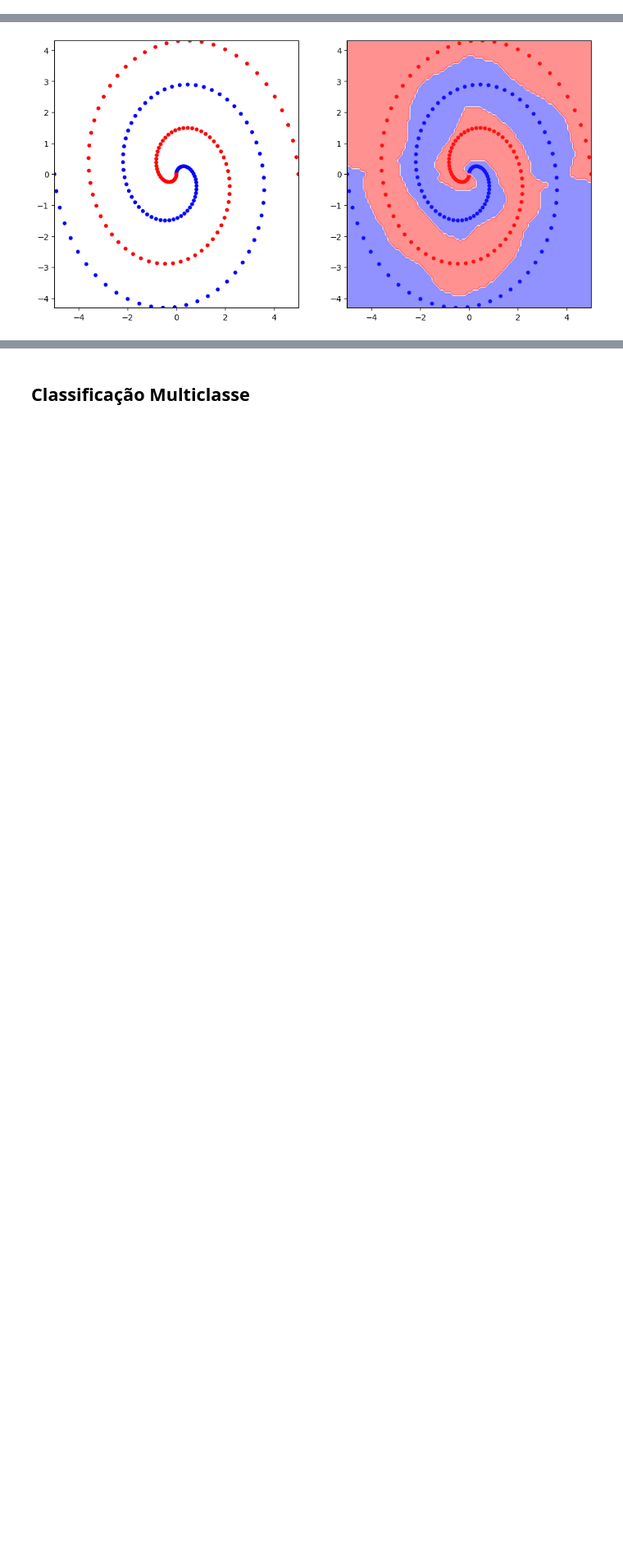
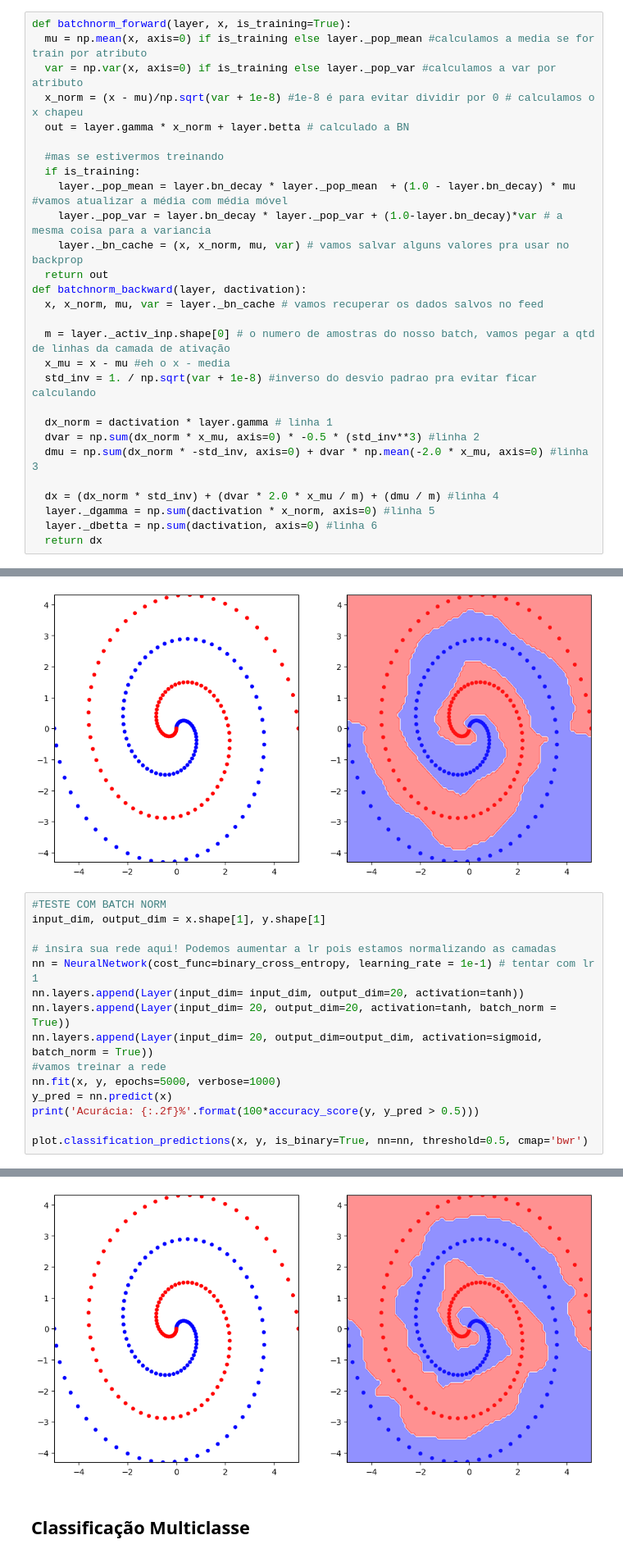
Before and after one commit to mafaldasalomao/pavic_treinamento_ml, a Jupyter notebook: PAVIC_ML_06_Rede_Neural.ipynb, the cells around one changed output, grey strips where cells are left out. Shown at 82% size. Drawn from its saved outputs; the diff is of its cells as text; blank space fills up the shorter version.

```diff
--- a/PAVIC_ML_06_Rede_Neural.ipynb
+++ b/PAVIC_ML_06_Rede_Neural.ipynb
@@ -215,6 +215,34 @@ def staircase_decay(learning_rate, epoch, decay_rate, decay_steps=1):
   return learning_rate * decay_rate**(epoch // decay_steps)
 # %% [markdown]
 # Batch Normalization
+# %%
+def batchnorm_forward(layer, x, is_training=True):
+  mu = np.mean(x, axis=0) if is_training else layer._pop_mean #calculamos a media se for train por atributo
+  var = np.var(x, axis=0) if is_training else layer._pop_var #calculamos a var por atributo
+  x_norm = (x - mu)/np.sqrt(var + 1e-8) #1e-8 é para evitar dividir por 0 # calculamos o x chapeu
+  out = layer.gamma * x_norm + layer.betta # calculado a BN
+
+  #mas se estivermos treinando
+  if is_training:
+    layer._pop_mean = layer.bn_decay * layer._pop_mean  + (1.0 - layer.bn_decay) * mu #vamos atualizar a média com média móvel
+    layer._pop_var = layer.bn_decay * layer._pop_var + (1.0-layer.bn_decay)*var # a mesma coisa para a variancia
+    layer._bn_cache = (x, x_norm, mu, var) # vamos salvar alguns valores pra usar no backprop
+  return out
+def batchnorm_backward(layer, dactivation):
+  x, x_norm, mu, var = layer._bn_cache # vamos recuperar os dados salvos no feed
+
+  m = layer._activ_inp.shape[0] # o numero de amostras do nosso batch, vamos pegar a qtd de linhas da camada de ativação
+  x_mu = x - mu #eh o x - media
+  std_inv = 1. / np.sqrt(var + 1e-8) #inverso do desvio padrao pra evitar ficar calculando
+
+  dx_norm = dactivation * layer.gamma # linha 1
+  dvar = np.sum(dx_norm * x_mu, axis=0) * -0.5 * (std_inv**3) #linha 2
+  dmu = np.sum(dx_norm * -std_inv, axis=0) + dvar * np.mean(-2.0 * x_mu, axis=0) #linha 3
+
+  dx = (dx_norm * std_inv) + (dvar * 2.0 * x_mu / m) + (dmu / m) #linha 4
+  layer._dgamma = np.sum(dactivation * x_norm, axis=0) #linha 5
+  layer._dbetta = np.sum(dactivation, axis=0) #linha 6
+  return dx
 # %% [markdown]
 # Implementação
 # %%
@@ -1565,3 +1857,19 @@ Epoch: 9000/10000 loss_train: 0.01040100
 Epoch: 10000/10000 loss_train: 0.00993325
 Acurácia: 99.50%
 [figure]
+# %%
+#TESTE COM BATCH NORM
+input_dim, output_dim = x.shape[1], y.shape[1]
+
+# insira sua rede aqui! Podemos aumentar a lr pois estamos normalizando as camadas
+nn = NeuralNetwork(cost_func=binary_cross_entropy, learning_rate = 1e-1) # tentar com lr 1
+nn.layers.append(Layer(input_dim= input_dim, output_dim=20, activation=tanh))
+nn.layers.append(Layer(input_dim= 20, output_dim=20, activation=tanh, batch_norm = True))
+nn.layers.append(Layer(input_dim= 20, output_dim=output_dim, activation=sigmoid, batch_norm = True))
+#vamos treinar a rede
+nn.fit(x, y, epochs=5000, verbose=1000)
+y_pred = nn.predict(x)
+print('Acurácia: {:.2f}%'.format(100*accuracy_score(y, y_pred > 0.5)))
+
+plot.classification_predictions(x, y, is_binary=True, nn=nn, threshold=0.5, cmap='bwr')
+# %% [output]
@@ -1568,3 +1883,4 @@ Acurácia: 99.50%
+[figure, added]
 # %% [markdown]
 ## Classificação Multiclasse
 # %% [markdown]
```
Also changed, not shown: parts of 6 cells of this notebook.
